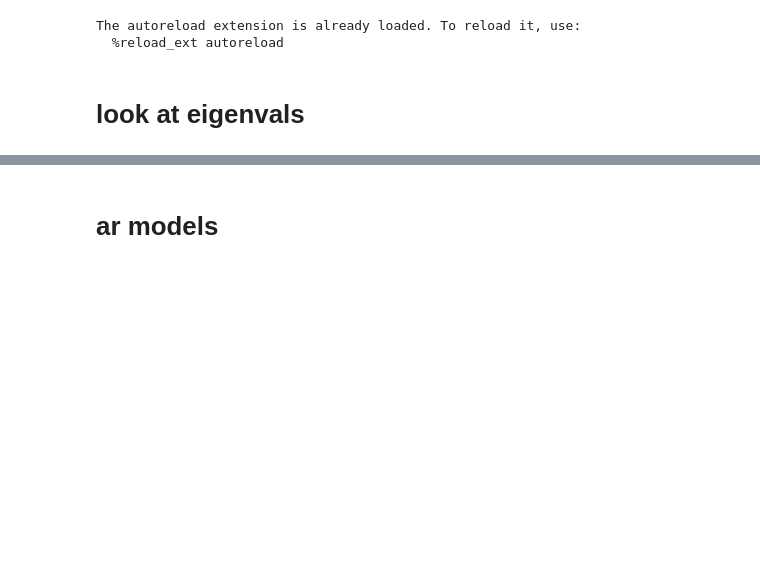
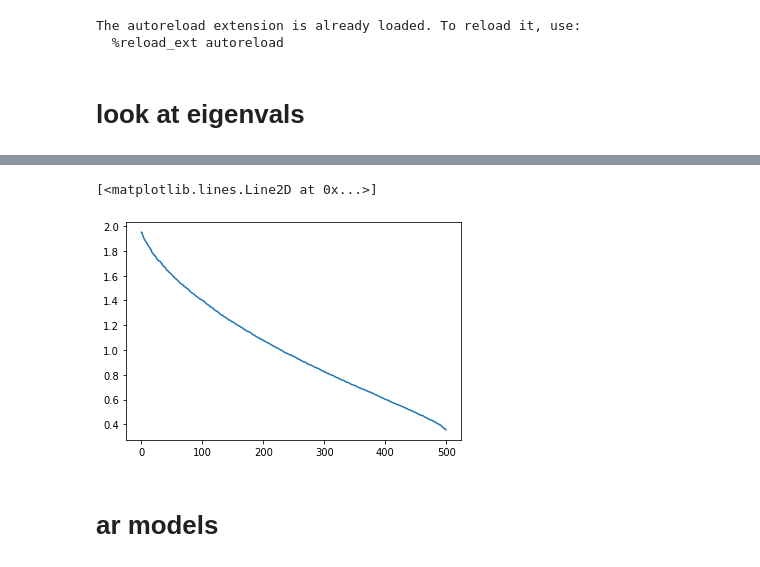
Before and after one commit to csinva/dnn-experiments, a Jupyter notebook: linear_experiments/complexity_plots.ipynb, the cells around one changed output, grey strips where cells are left out. Cells and saved outputs as stored; diff of their text form; code cells hidden in the pictures; blank space fills up the shorter version.

```diff
--- a/linear_experiments/complexity_plots.ipynb
+++ b/linear_experiments/complexity_plots.ipynb
@@ -73,3 +76,8 @@ plt.show()
+# %%
+plt.plot(r['svs'])
+# %% [output]
+[<matplotlib.lines.Line2D at 0x...>]
+[figure, added]
 # %% [markdown]
 # ar models
 # %%
```
Also changed, not shown: parts of 2 cells of this notebook, 1 other file.
